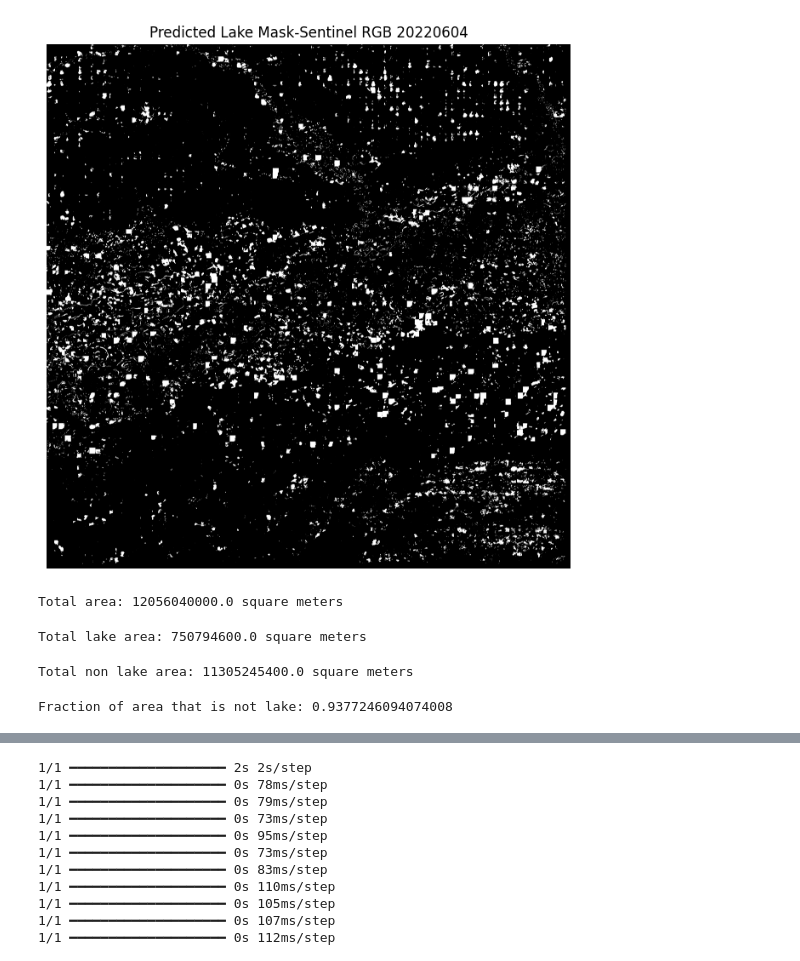
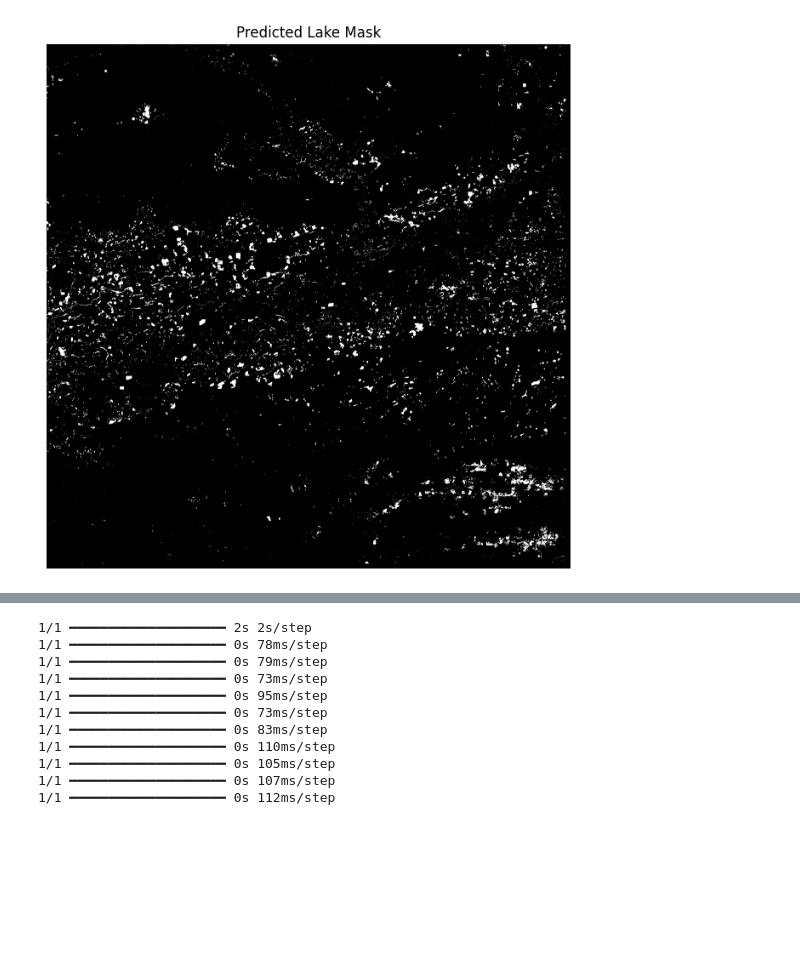
Before and after one commit to ajijohn/arcticlakecarbonprediction, a Jupyter notebook: notebooks/Predict_lakes.ipynb, the cells around one changed output, grey strips where cells are left out. Saved outputs shown, nothing was run; the diff lists cells and outputs as text; code cells hidden in the pictures; blank space fills up the shorter version.

```diff
--- a/notebooks/Predict_lakes.ipynb
+++ b/notebooks/Predict_lakes.ipynb
@@ -23,5 +23,8 @@ Successfully installed affine-2.4.0 click-plugins-1.1.1 cligj-0.7.2 rasterio-1.4
+# %%
+image_path = '../temp/Sentinel_Alaska_RGB_normalized20220604.tif'
+model_path = '../models/2025-03-17_16-30-55.keras'
 # %%
 from tensorflow.keras.models import load_model
 
 # Load the Keras model (ensure you have TensorFlow installed)
-model = load_model('2025-03-06_00-12-23.keras')
+model = load_model(model_path)
@@ -31,7 +32,7 @@ model = load_model('2025-03-06_00-12-23.keras')
 import rasterio
 
 # Open the GeoTIFF file
-with rasterio.open('Sentinel_Alaska_RGB_normalized20220604.tif') as src:
+with rasterio.open(image_path) as src:
     # Read all bands (or select bands as needed)
     image = src.read()  # shape: (channels, height, width)
     transform = src.transform  # Affine transformation matrix
@@ -40,3 +41,5 @@ with rasterio.open('Sentinel_Alaska_RGB_normalized20220604.tif') as src:
 # Extract pixel resolution from the transform:
 pixel_width = transform.a        # pixel size in x direction
 pixel_height = -transform.e      # pixel size in y (use absolute value)
+
+print(pixel_width, pixel_height)
@@ -51,7 +56,7 @@ patch_size = 128
 threshold = 0.5  # adjust based on your model's calibration
 
 # 1. Load the GeoTIFF
-with rasterio.open('Sentinel_Alaska_RGB_normalized20220604.tif') as src:
+with rasterio.open(image_path) as src:
     # Read all bands; shape: (channels, height, width)
     image = src.read()
     transform = src.transform
@@ -67,9 +72,6 @@ H, W, _ = image.shape
 # (Optional) Normalize the image if required by your model
 # For example, if pixel values are in [0, 255]:
 image = image / 255.0
-
-# 3. Load the Pre-trained Keras Model
-model = load_model('2025-03-06_00-12-23.keras')
 
 # 4. Patchify the Image and Run Inference
 # We'll process the image in non-overlapping patches of size 128x128
@@ -97,11 +99,4 @@ for i in range(n_h):
 
         # Place the binary patch into the corresponding location in the full mask
         full_mask[i*patch_size:(i+1)*patch_size, j*patch_size:(j+1)*patch_size] = binary_patch
-
-# 5. (Optional) Visualize a Portion of the Prediction
-plt.figure(figsize=(8, 8))
-plt.imshow(full_mask, cmap='gray')
-plt.title("Predicted Lake Mask - Sentinel_Alaska_RGB_normalized20220604")
-plt.axis('off')
-plt.show()
 # %% [output]
@@ -126,50 +150,9 @@ Streaming output truncated to the last 5000 lines.
 # %%
 # 5. (Optional) Visualize a Portion of the Prediction
 plt.figure(figsize=(8, 8))
 plt.imshow(full_mask, cmap='gray')
-plt.title("Predicted Lake Mask-Sentinel RGB 20220604")
+plt.title("Predicted Lake Mask")
 plt.axis('off')
 plt.show()
 # %% [output]
-[figure, old version]
+[figure, new version]
-# %%
-# Total number of pixels in the mask (or image)
-total_pixels = binary_mask.size
-
-# Compute the total area of the image (in square meters)
-total_area = total_pixels * pixel_area
-
-print("Total area:", total_area, "square meters")
-# %% [output]
-Total area: 12056040000.0 square meters
-# %%
-binary_mask = full_mask
-# Compute area per pixel (in square meters, if dimensions are in meters)
-pixel_area = pixel_width * pixel_height
-
-# Count the lake pixels
-lake_pixel_count = np.sum(binary_mask)
-
-# Compute the total lake area
-total_lake_area = lake_pixel_count * pixel_area
-print("Total lake area:", total_lake_area, "square meters")
-# %% [output]
-Total lake area: 750794600.0 square meters
-# %%
-non_lake_area= total_area-total_lake_area
-print("Total non lake area:", non_lake_area, "square meters")
-# %% [output]
-Total non lake area: 11305245400.0 square meters
-# %%
-# Total number of pixels in the mask
-total_pixels = binary_mask.size
-
-# Number of non-lake pixels (0 values)
-non_lake_pixel_count = total_pixels - lake_pixel_count
-
-# Fraction of the area that is not lake
-fraction_non_lake = non_lake_pixel_count / total_pixels
-
-print("Fraction of area that is not lake:", fraction_non_lake)
-# %% [output]
-Fraction of area that is not lake: 0.9377246094074008
```
Also changed, not shown: parts of 9 cells of this notebook.
